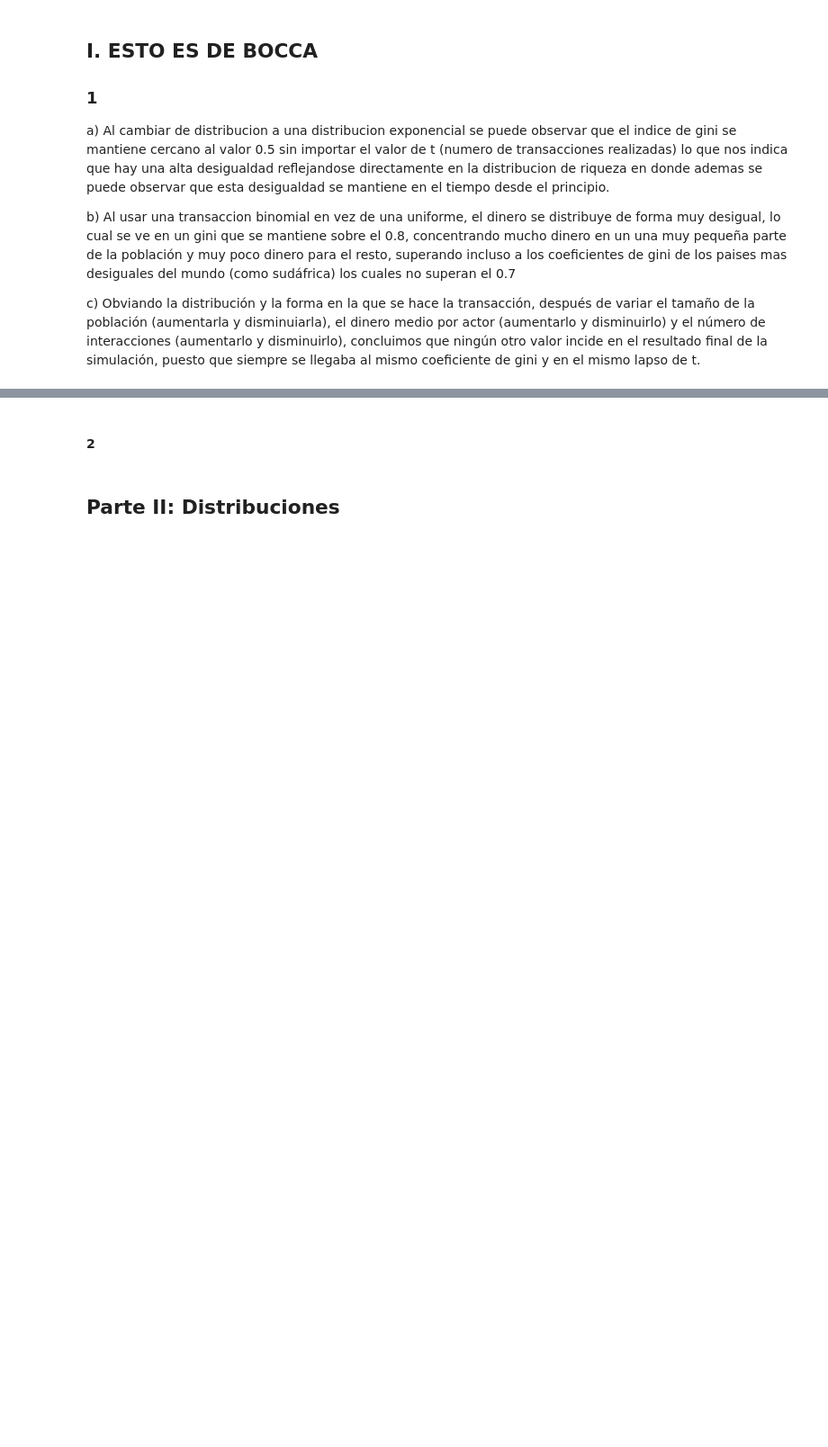
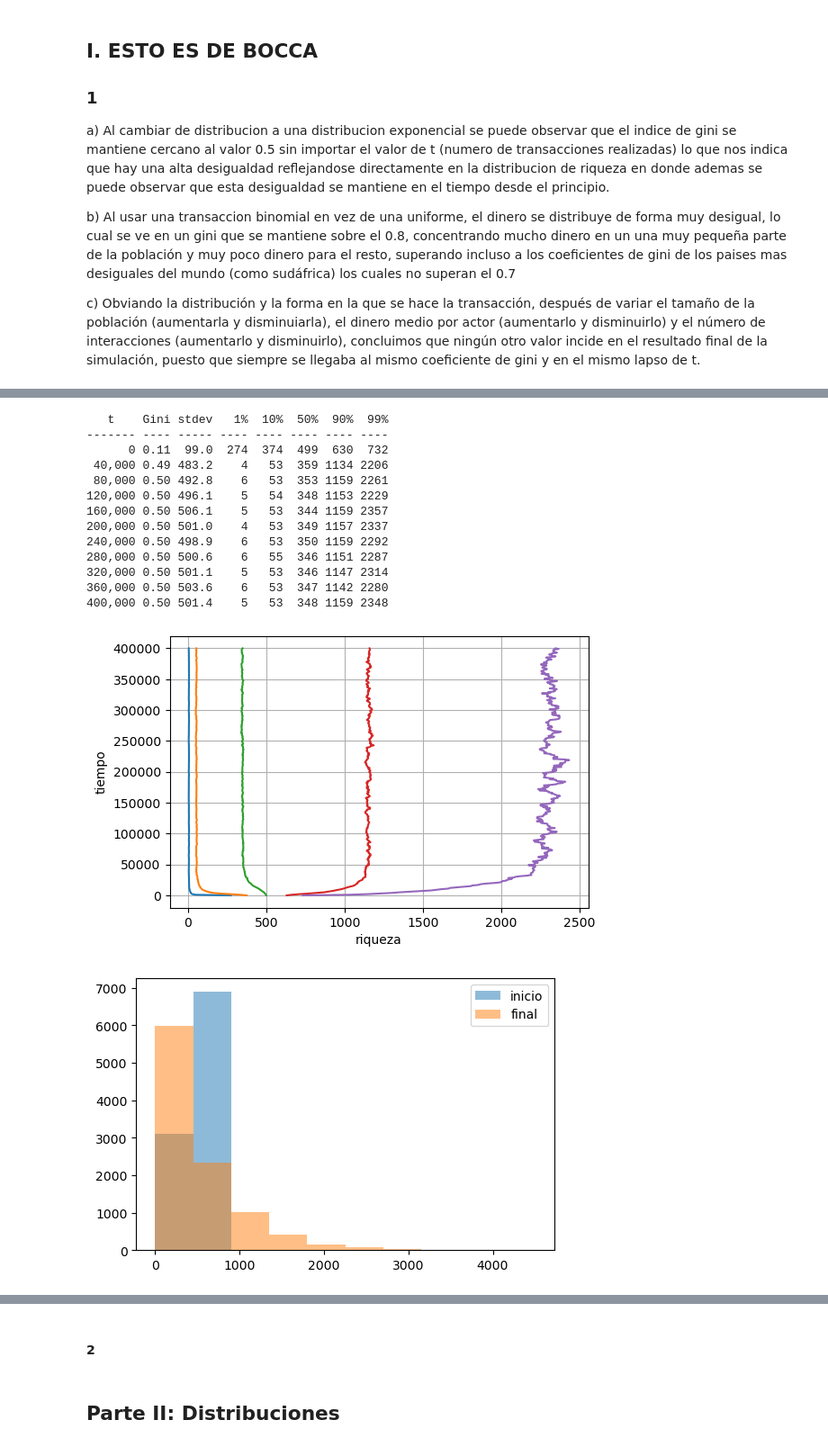
Before and after one commit to SLaraB/Simulaci-n-II-2022, a Jupyter notebook: ProyectoUnidad1.ipynb, the cells around one changed output, grey strips where cells are left out. Shown: that part at 90% size. Drawn from its saved outputs; the diff is of its cells as text; code cells hidden in the pictures; blank space fills up the shorter version.

```diff
--- a/ProyectoUnidad1.ipynb
+++ b/ProyectoUnidad1.ipynb
@@ -208,0 +256,24 @@ c) Obviando la distribución y la forma en la que se hace la transacción, despu
+# %%
+N  = 10000 # Tamaño de la población
+MU = 500. # Dinero medio en la población
+
+random.seed(14)
+dinerop = [random.gauss(mu=MU, sigma=MU/5) for actor in range(N)]
+
+g, sd, p10, p90 = show2(dinerop)
+# %% [output]
+   t    Gini stdev   1%  10%  50%  90%  99%
+------- ---- ----- ---- ---- ---- ---- ----
+      0 0.11  99.0  274  374  499  630  732
+ 40,000 0.49 483.2    4   53  359 1134 2206
+ 80,000 0.50 492.8    6   53  353 1159 2261
+120,000 0.50 496.1    5   54  348 1153 2229
+160,000 0.50 506.1    5   53  344 1159 2357
+200,000 0.50 501.0    4   53  349 1157 2337
+240,000 0.50 498.9    6   53  350 1159 2292
+280,000 0.50 500.6    6   55  346 1151 2287
+320,000 0.50 501.1    5   53  346 1147 2314
+360,000 0.50 503.6    6   53  347 1142 2280
+400,000 0.50 501.4    5   53  348 1159 2348
+[figure, added]
+[figure, added]
```
Also changed, not shown: parts of 19 cells of this notebook.
